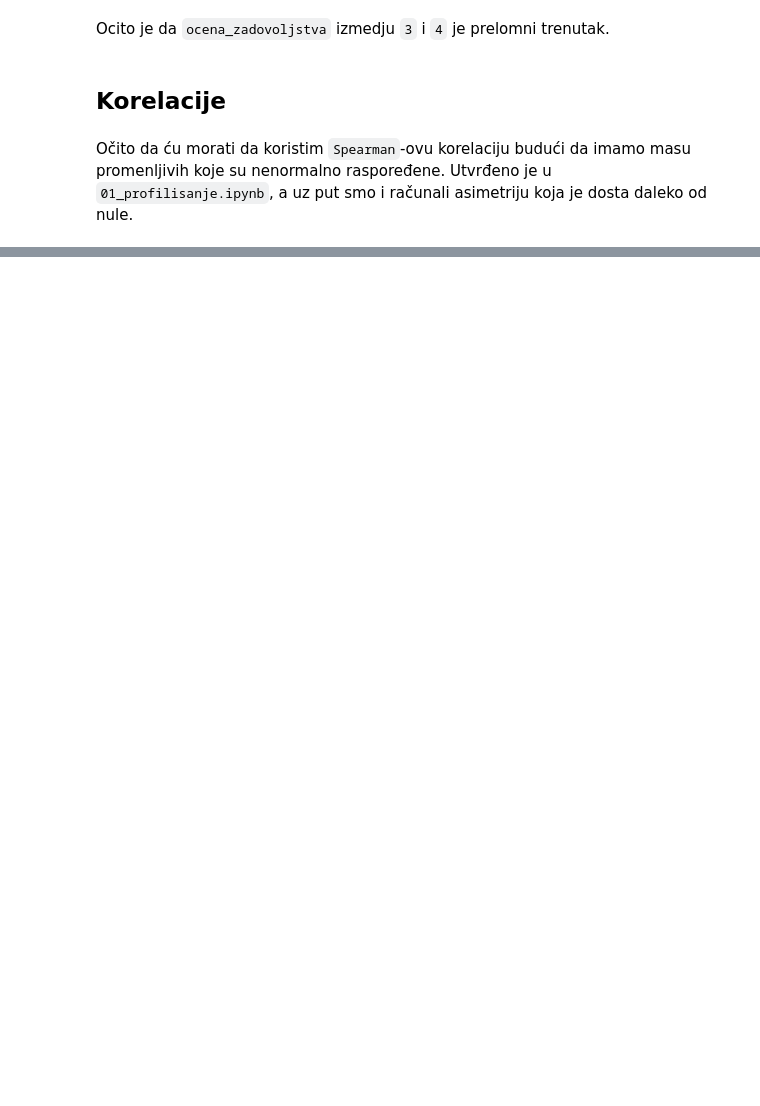
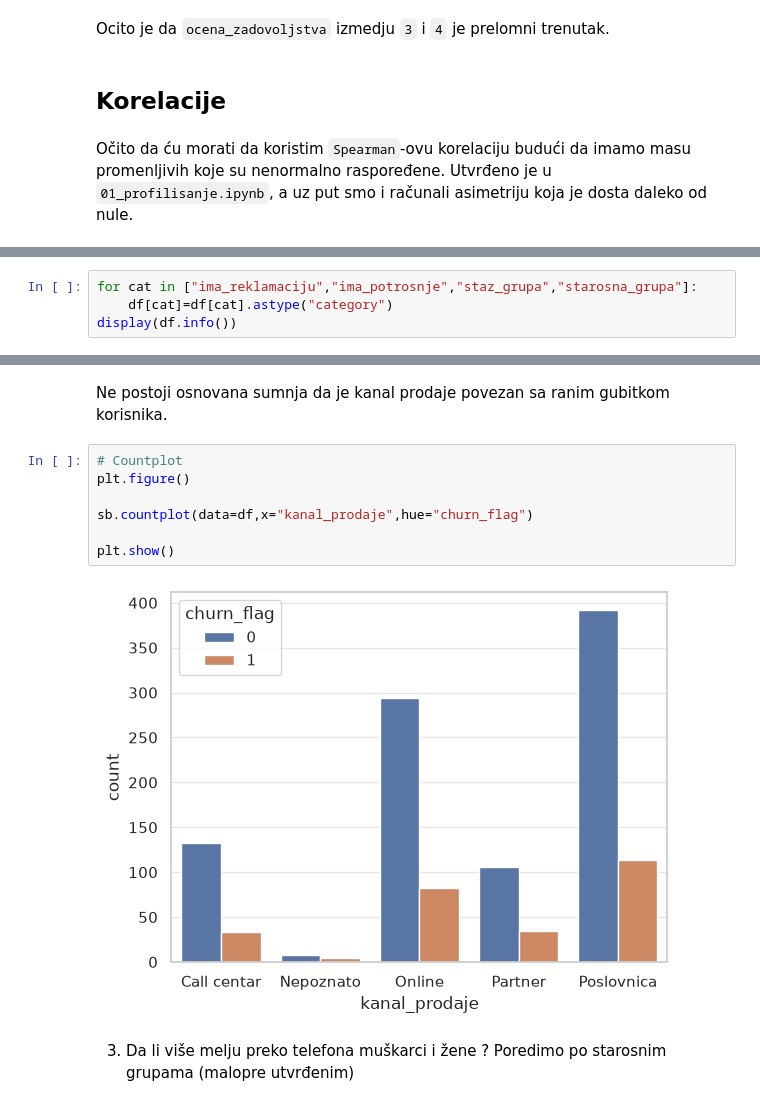
Before and after one commit to machina390/telekom-analytics, a Jupyter notebook: rezultati/03_analiza.ipynb, the cells around one changed output, grey strips where cells are left out. Saved outputs shown, nothing was run; the diff lists cells and outputs as text; blank space fills up the shorter version.

```diff
--- a/rezultati/03_analiza.ipynb
+++ b/rezultati/03_analiza.ipynb
@@ -192,0 +195,4 @@ Name: churn_flag, dtype: float64
+# %%
+for cat in ["ima_reklamaciju","ima_potrosnje","staz_grupa","starosna_grupa"]:
+    df[cat]=df[cat].astype("category")
+display(df.info())
@@ -192,0 +246,13 @@ Name: churn_flag, dtype: float64
+# %% [markdown]
+Ne postoji osnovana sumnja da je kanal prodaje povezan sa ranim gubitkom korisnika.
+# %%
+# Countplot
+plt.figure()
+
+sb.countplot(data=df,x="kanal_prodaje",hue="churn_flag")
+
+plt.show()
+# %% [output]
+[figure, added]
+# %% [markdown]
+3) Da li više melju preko telefona muškarci i žene ? Poredimo po starosnim grupama (malopre utvrđenim)
```
Also changed, not shown: parts of 21 cells of this notebook, 2 other files.
